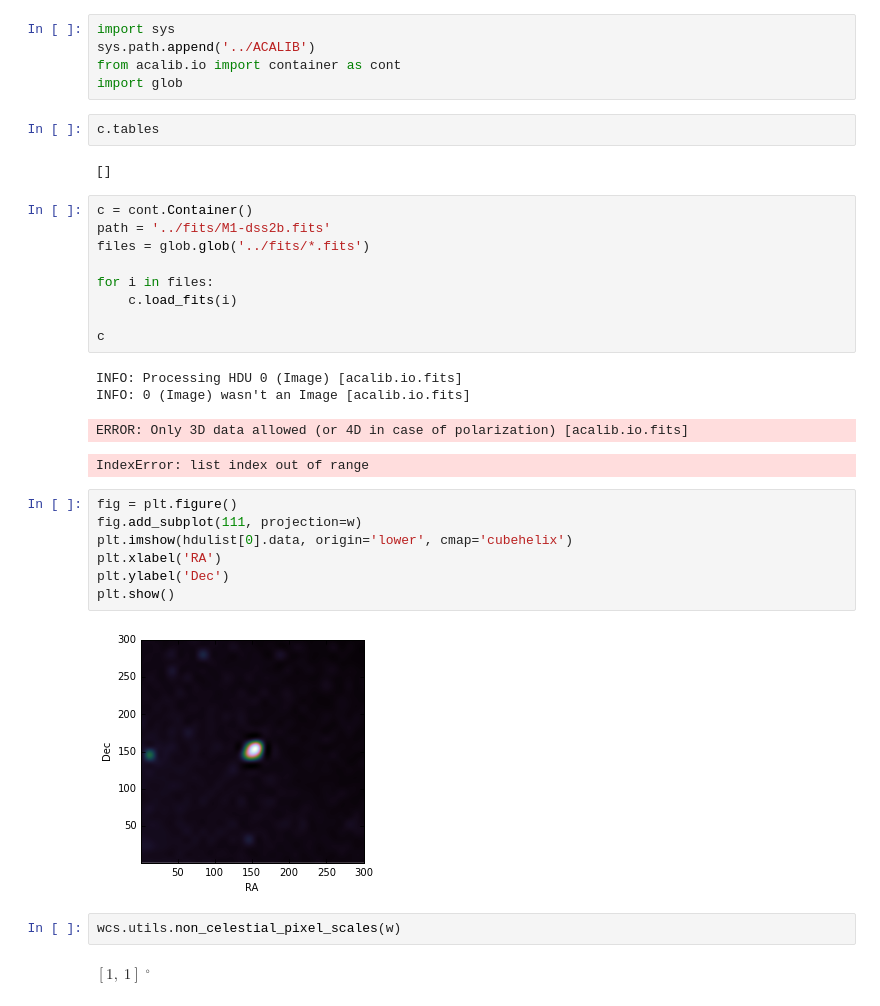
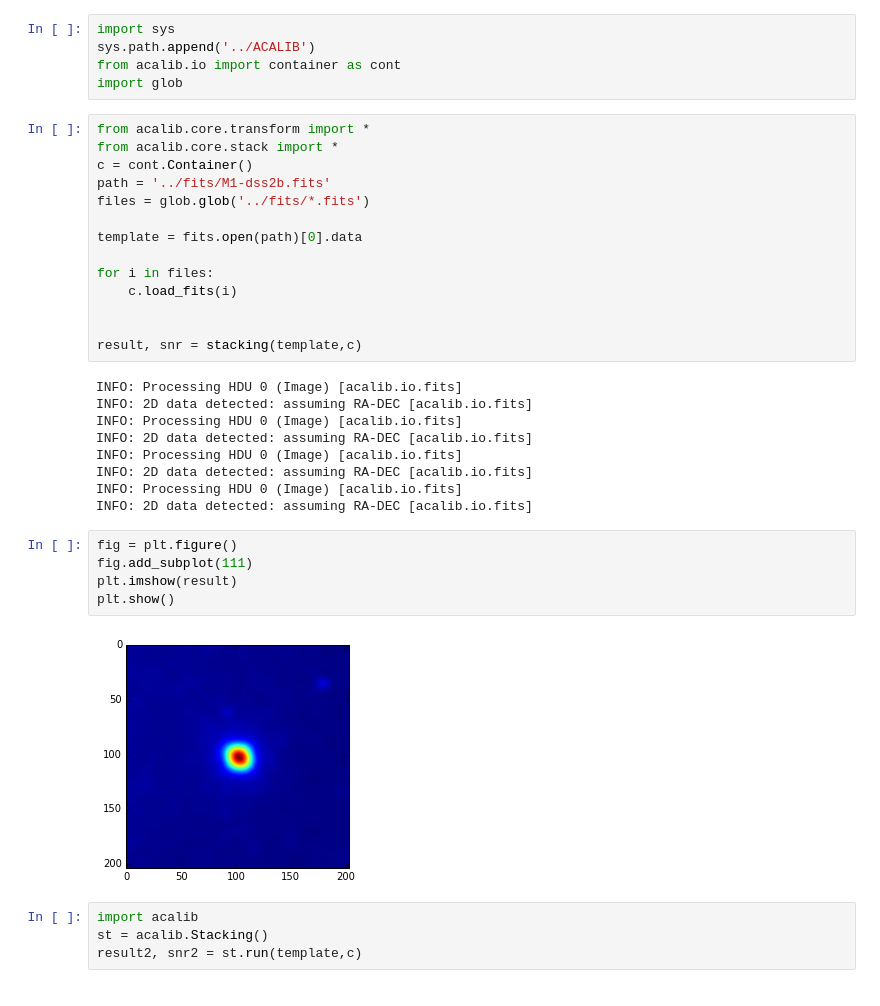
Before and after one commit to ChileanVirtualObservatory/notebooks, a Jupyter notebook: Stacking test.ipynb, the cells around one changed output. Drawn from its saved outputs; the diff is of its cells as text.

Commit message:
Stacking notebook added

```diff
--- a/Stacking test.ipynb
+++ b/Stacking test.ipynb
@@ -10,34 +10,37 @@ import sys
 sys.path.append('../ACALIB')
 from acalib.io import container as cont
 import glob
-# %%
-c.tables
-# %% [output]
-[]
 # %%
+from acalib.core.transform import *
+from acalib.core.stack import *
 c = cont.Container()
 path = '../fits/M1-dss2b.fits'
 files = glob.glob('../fits/*.fits')
 
+template = fits.open(path)[0].data
+
 for i in files:
     c.load_fits(i)
 
-c
+
+result, snr = stacking(template,c)
 # %% [output]
 INFO: Processing HDU 0 (Image) [acalib.io.fits]
-INFO: 0 (Image) wasn't an Image [acalib.io.fits]
+INFO: 2D data detected: assuming RA-DEC [acalib.io.fits]
+INFO: Processing HDU 0 (Image) [acalib.io.fits]
+INFO: 2D data detected: assuming RA-DEC [acalib.io.fits]
+INFO: Processing HDU 0 (Image) [acalib.io.fits]
+INFO: 2D data detected: assuming RA-DEC [acalib.io.fits]
+INFO: Processing HDU 0 (Image) [acalib.io.fits]
+INFO: 2D data detected: assuming RA-DEC [acalib.io.fits]
-ERROR: Only 3D data allowed (or 4D in case of polarization) [acalib.io.fits]
-IndexError: list index out of range
 # %%
 fig = plt.figure()
-fig.add_subplot(111, projection=w)
-plt.imshow(hdulist[0].data, origin='lower', cmap='cubehelix')
-plt.xlabel('RA')
-plt.ylabel('Dec')
+fig.add_subplot(111)
+plt.imshow(result)
 plt.show()
 # %% [output]
-[figure, old version]
+[figure, new version]
-# %%
-wcs.utils.non_celestial_pixel_scales(w)
-# %% [output]
-$[1,~1] \; \mathrm{{}^{\circ}}$
+# %%
+import acalib
+st = acalib.Stacking()
+result2, snr2 = st.run(template,c)
```
Also changed, not shown: parts of 1 cell of this notebook.
